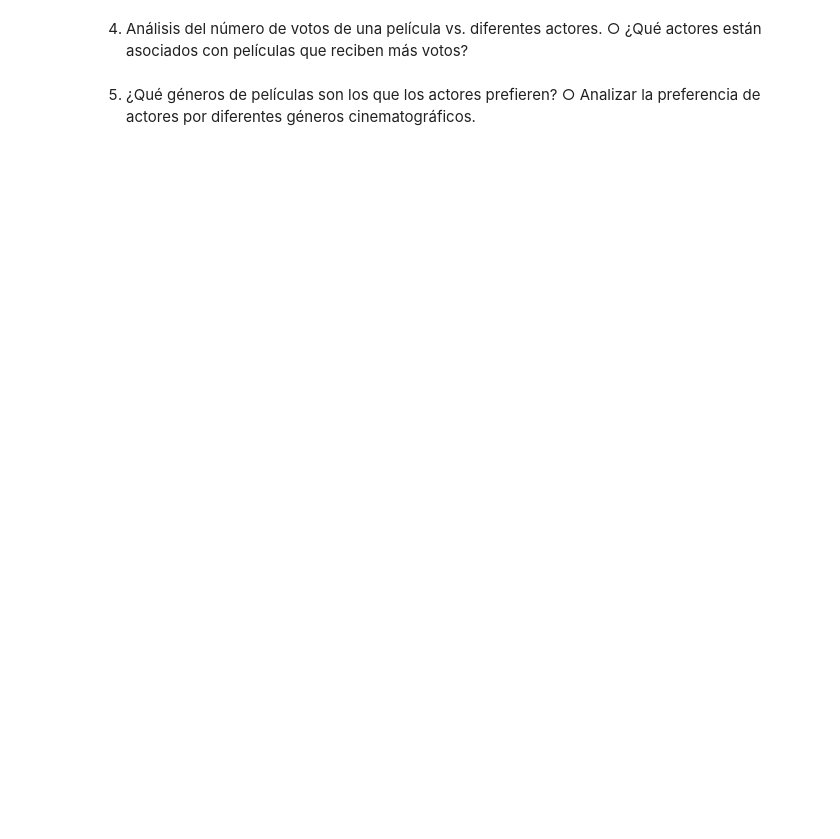
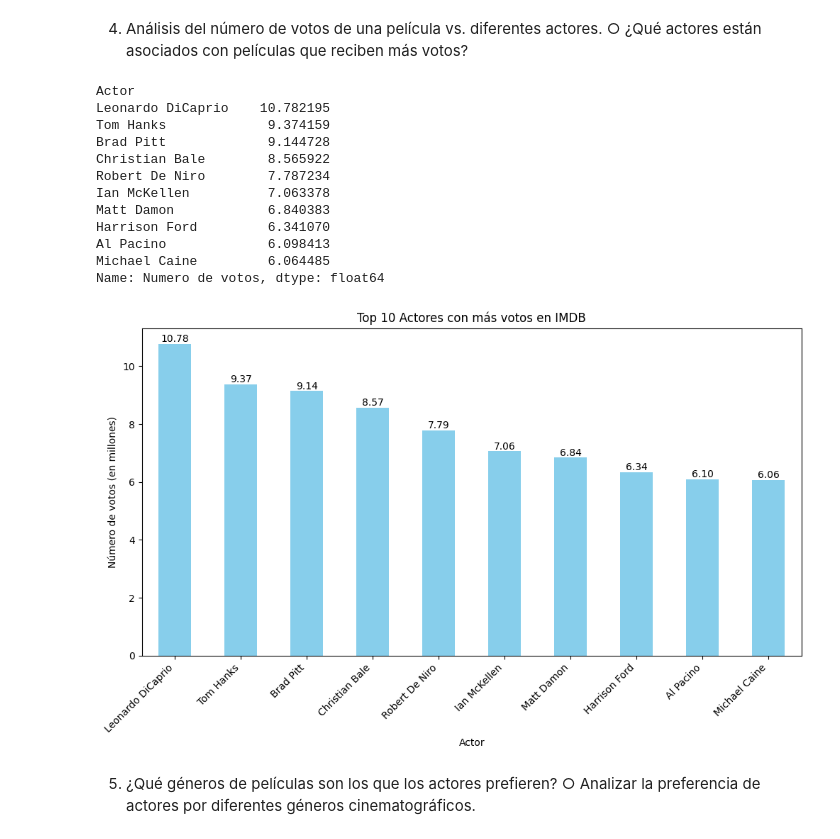
Before and after one commit to Dataniel31/Proyecto1-AnalisisDe-Pel-culasySeries-de-TVenIMDB, a Jupyter notebook: Proyecto1.ipynb, the cells around one changed output. Saved outputs shown, nothing was run; the diff lists cells and outputs as text; code cells hidden in the pictures; blank space fills up the shorter version.

```diff
--- a/Proyecto1.ipynb
+++ b/Proyecto1.ipynb
@@ -531,6 +553,47 @@ Name: Recaudacion bruta, dtype: float64
 # %% [markdown]
 4. Análisis del número de votos de una película vs. diferentes actores.
 ○ ¿Qué actores están asociados con películas que reciben más votos?
+# %%
+# Unir las columnas de actores en una sola columna
+actores = pd.melt(df, id_vars=['Titulo', 'Numero de votos'], value_vars=['Actor Principal 1', 'Actor Principal 2', 'Actor Principal 3', 'Actor Principal 4'], var_name='Tipo', value_name='Actor')
+
+# Agrupar por actor y calcular la suma del número de votos
+votos_por_actor = actores.groupby('Actor')['Numero de votos'].sum()
+
+# Convertir los votos a millones
+votos_por_actor_millones = votos_por_actor / 1e6
+
+# Ordenar y mostrar los 10 actores con más votos en millones
+top_10_actores = votos_por_actor_millones.sort_values(ascending=False).head(10)
+print(top_10_actores)
+
+# Crear el gráfico de barras
+plt.figure(figsize=(12, 6))
+ax = top_10_actores.plot(kind='bar', color='skyblue')
+plt.title('Top 10 Actores con más votos en IMDB')
+plt.xlabel('Actor')
+plt.ylabel('Número de votos (en millones)')
+plt.xticks(rotation=45, ha='right')
+
+# Añadir etiquetas con los valores encima de las barras
+for idx, value in enumerate(top_10_actores):
+    plt.text(idx, value, f'{value:.2f}', ha='center', va='bottom')
+
+plt.show()
+# %% [output]
+Actor
+Leonardo DiCaprio    10.782195
+Tom Hanks             9.374159
+Brad Pitt             9.144728
+Christian Bale        8.565922
+Robert De Niro        7.787234
+Ian McKellen          7.063378
+Matt Damon            6.840383
+Harrison Ford         6.341070
+Al Pacino             6.098413
+Michael Caine         6.064485
+Name: Numero de votos, dtype: float64
+[figure, added]
 # %% [markdown]
 5. ¿Qué géneros de películas son los que los actores prefieren?
 ○ Analizar la preferencia de actores por diferentes géneros
```
Also changed, not shown: parts of 5 cells of this notebook.
